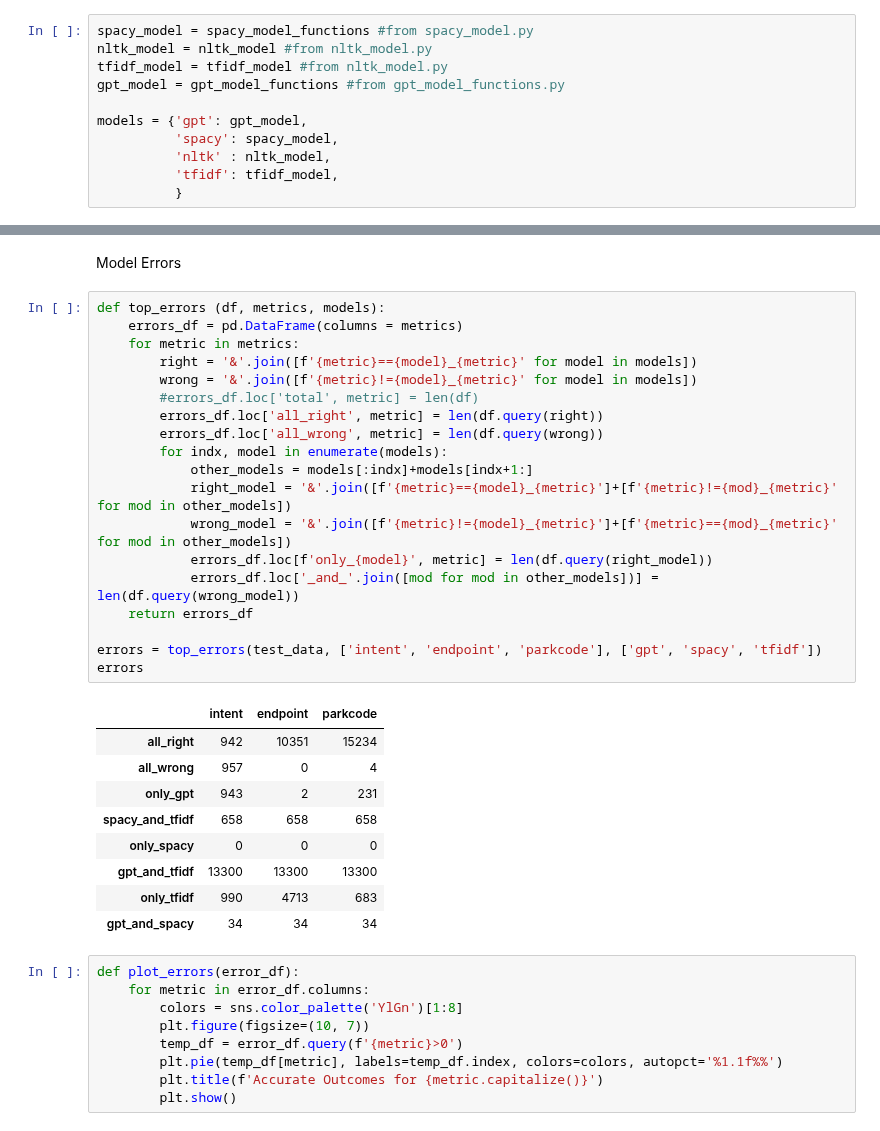
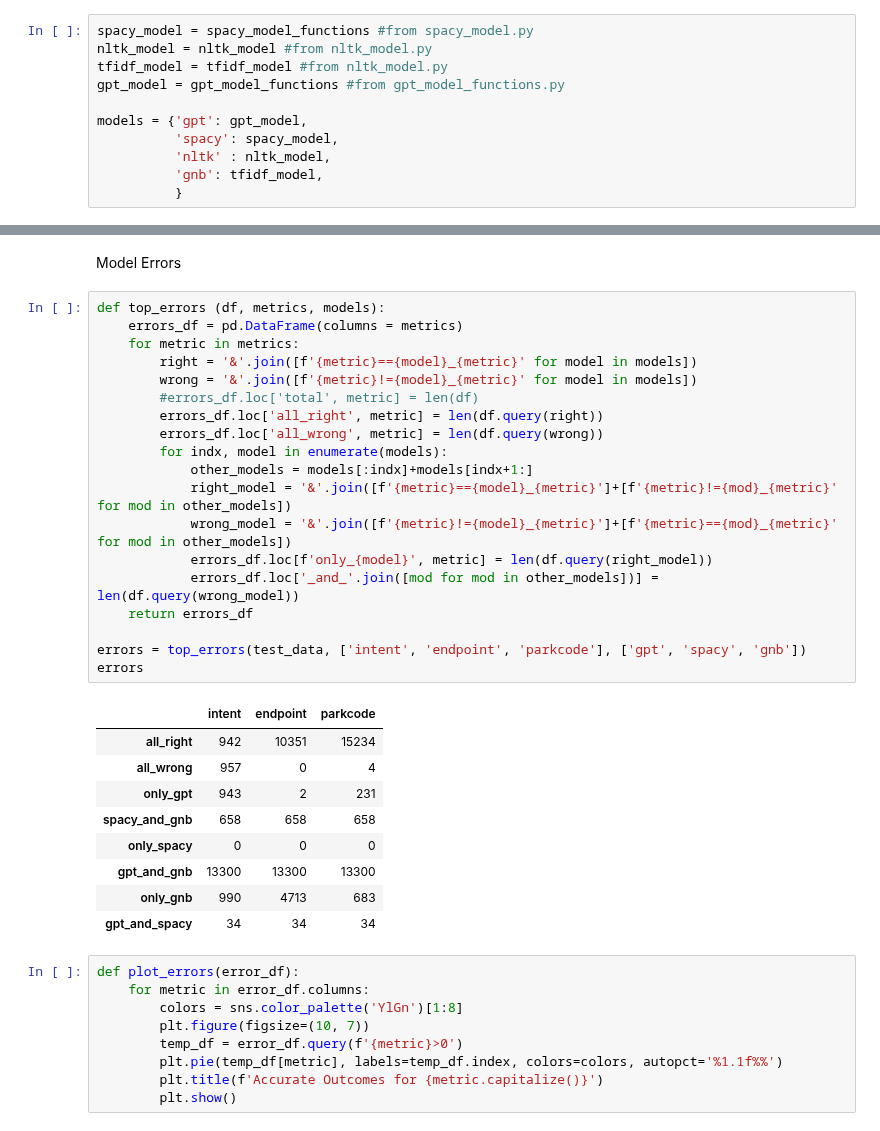
Before and after one commit to nblakkanesser/MADS_Capstone, a Jupyter notebook: 04_nps_evaluation/04_api_evaluation.ipynb, the cells around one changed output, grey strips where cells are left out. Saved outputs shown, nothing was run; the diff lists cells and outputs as text.

```diff
--- a/04_nps_evaluation/04_api_evaluation.ipynb
+++ b/04_nps_evaluation/04_api_evaluation.ipynb
@@ -49,7 +67,7 @@ gpt_model = gpt_model_functions #from gpt_model_functions.py
 models = {'gpt': gpt_model,
           'spacy': spacy_model,
           'nltk' : nltk_model,
-          'tfidf': tfidf_model,
+          'gnb': tfidf_model,
           }
 # %% [markdown]
 Test Output
@@ -241,31 +285,31 @@ Model Errors
 # %%
 def top_errors (df, metrics, models):
     errors_df = pd.DataFrame(columns = metrics)
     for metric in metrics:
         right = '&'.join([f'{metric}=={model}_{metric}' for model in models])
         wrong = '&'.join([f'{metric}!={model}_{metric}' for model in models])
         #errors_df.loc['total', metric] = len(df)
         errors_df.loc['all_right', metric] = len(df.query(right))
         errors_df.loc['all_wrong', metric] = len(df.query(wrong))
         for indx, model in enumerate(models):
             other_models = models[:indx]+models[indx+1:]
             right_model = '&'.join([f'{metric}=={model}_{metric}']+[f'{metric}!={mod}_{metric}' for mod in other_models])
             wrong_model = '&'.join([f'{metric}!={model}_{metric}']+[f'{metric}=={mod}_{metric}' for mod in other_models])
             errors_df.loc[f'only_{model}', metric] = len(df.query(right_model))
             errors_df.loc['_and_'.join([mod for mod in other_models])] = len(df.query(wrong_model))
     return errors_df
 
-errors = top_errors(test_data, ['intent', 'endpoint', 'parkcode'], ['gpt', 'spacy', 'tfidf'])
+errors = top_errors(test_data, ['intent', 'endpoint', 'parkcode'], ['gpt', 'spacy', 'gnb'])
 errors
 # %% [output]
 |  | intent | endpoint | parkcode |
 | all_right | 942 | 10351 | 15234 |
 | all_wrong | 957 | 0 | 4 |
 | only_gpt | 943 | 2 | 231 |
-| spacy_and_tfidf | 658 | 658 | 658 |
+| spacy_and_gnb | 658 | 658 | 658 |
 | only_spacy | 0 | 0 | 0 |
-| gpt_and_tfidf | 13300 | 13300 | 13300 |
-| only_tfidf | 990 | 4713 | 683 |
+| gpt_and_gnb | 13300 | 13300 | 13300 |
+| only_gnb | 990 | 4713 | 683 |
 | gpt_and_spacy | 34 | 34 | 34 |
 # %%
 def plot_errors(error_df):
```
Also changed, not shown: parts of 25 cells of this notebook, 4 other files.
